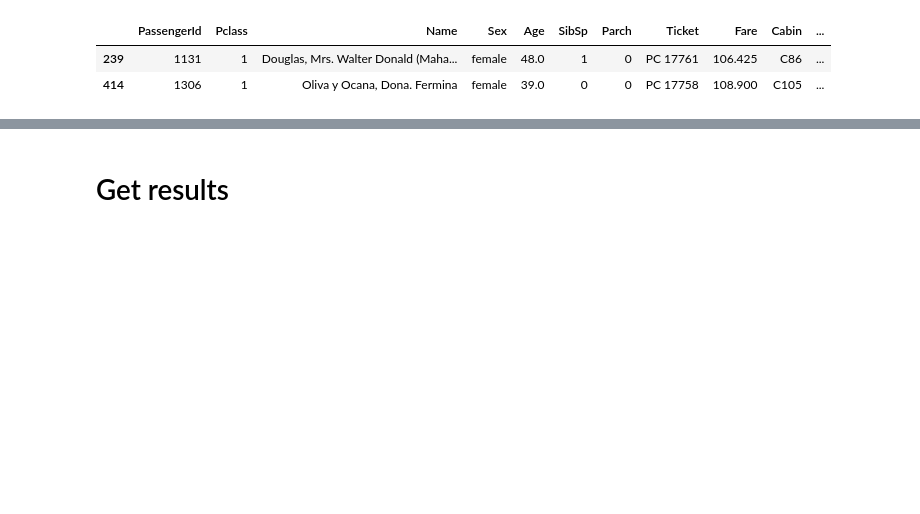
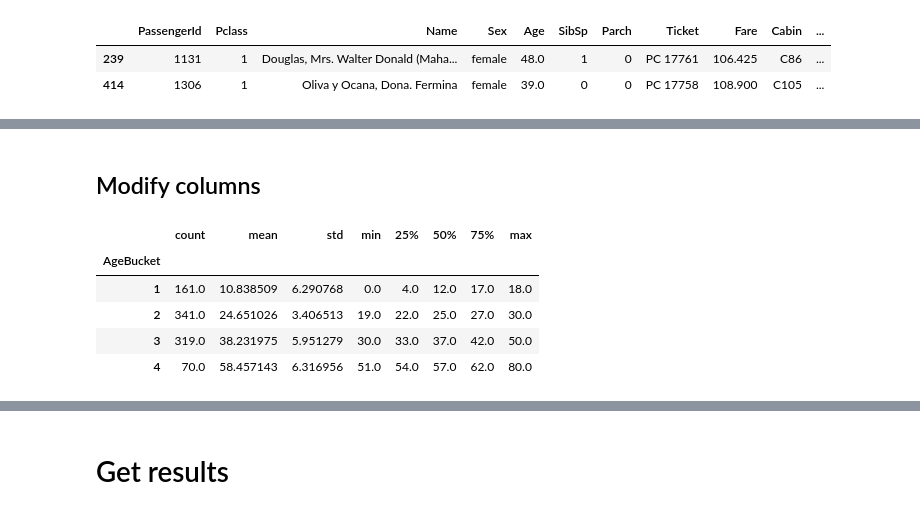
Before and after one commit to Dimildizio/WorksOnMyMachine, a Jupyter notebook: TitanicEDA.ipynb, the cells around one changed output, grey strips where cells are left out. Saved outputs shown, nothing was run; the diff lists cells and outputs as text; code cells hidden in the pictures; blank space fills up the shorter version.

```diff
--- a/TitanicEDA.ipynb
+++ b/TitanicEDA.ipynb
@@ -152 +175,3 @@ test_data[test_data['Name'].str.contains('|'.join(['Dona']))]
+# %% [markdown]
+## Modify columns
 # %%
@@ -219,0 +249,10 @@ df
+# %%
+age_stats = df.groupby('AgeBucket')['Age'].describe()
+age_stats
+# %% [output]
+|  | count | mean | std | min | 25% | 50% | 75% | max |
+| AgeBucket |  |  |  |  |  |  |  |  |
+| 1 | 161.0 | 10.838509 | 6.290768 | 0.0 | 4.0 | 12.0 | 17.0 | 18.0 |
+| 2 | 341.0 | 24.651026 | 3.406513 | 19.0 | 22.0 | 25.0 | 27.0 | 30.0 |
+| 3 | 319.0 | 38.231975 | 5.951279 | 30.0 | 33.0 | 37.0 | 42.0 | 50.0 |
+| 4 | 70.0 | 58.457143 | 6.316956 | 51.0 | 54.0 | 57.0 | 62.0 | 80.0 |
```
Also changed, not shown: parts of 14 cells of this notebook.
